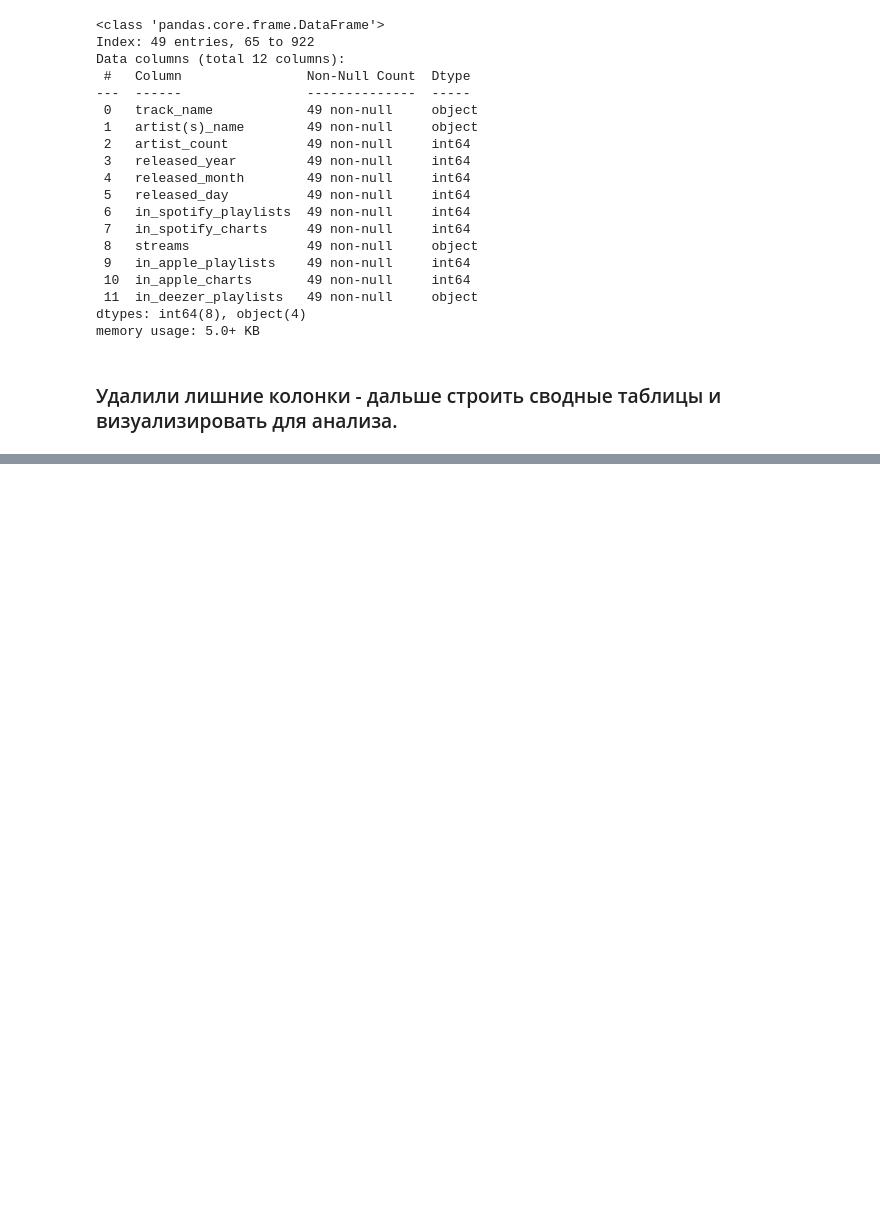
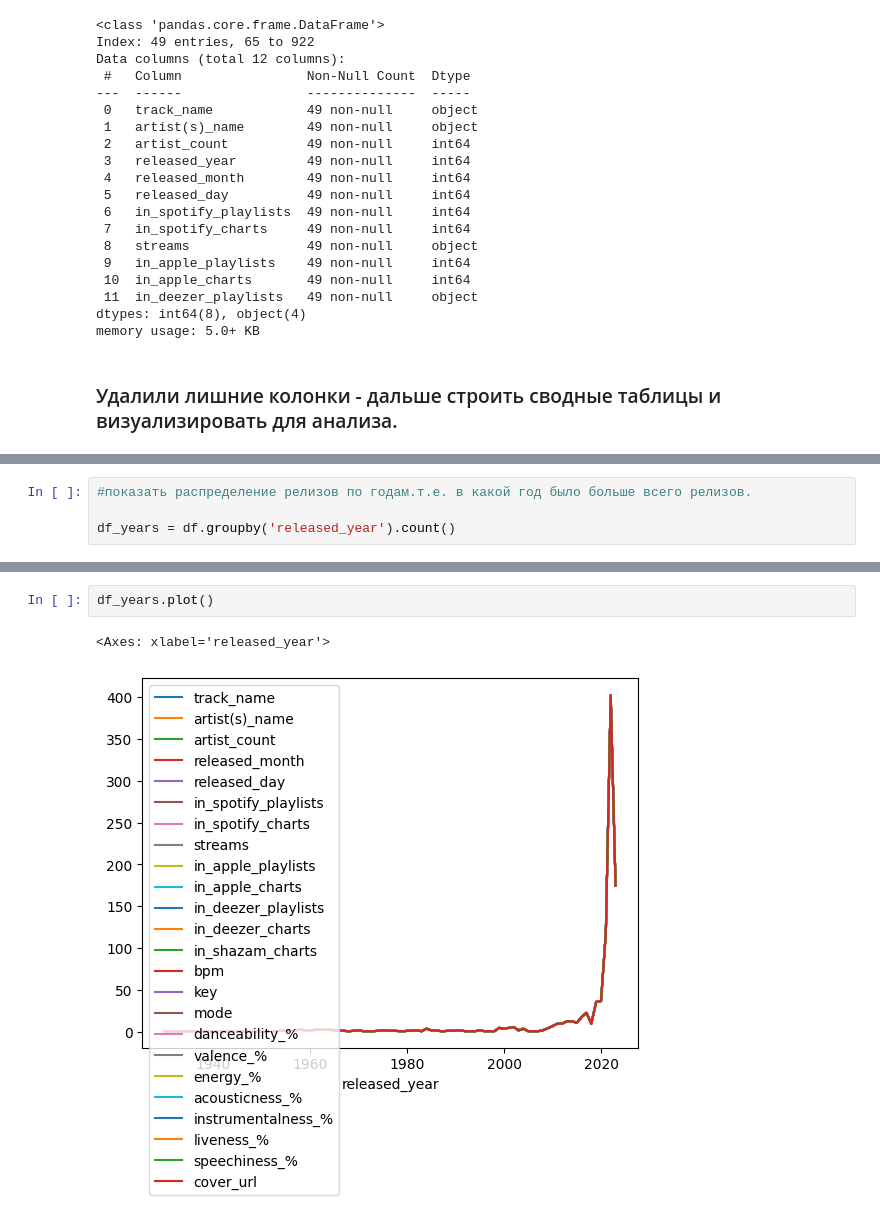
Before and after one commit to mks2607/Data_mks, a Jupyter notebook: Spotify.ipynb, the cells around one changed output, grey strips where cells are left out. Drawn from its saved outputs; the diff is of its cells as text; blank space fills up the shorter version.

```diff
--- a/Spotify.ipynb
+++ b/Spotify.ipynb
@@ -197,0 +251,4 @@ memory usage: 5.0+ KB
+# %%
+#показать распределение релизов по годам.т.е. в какой год было больше всего релизов.
+
+df_years = df.groupby('released_year').count()
@@ -197,0 +297,5 @@ memory usage: 5.0+ KB
+# %%
+df_years.plot()
+# %% [output]
+<Axes: xlabel='released_year'>
+[figure, added]
```
Also changed, not shown: parts of 8 cells of this notebook.
